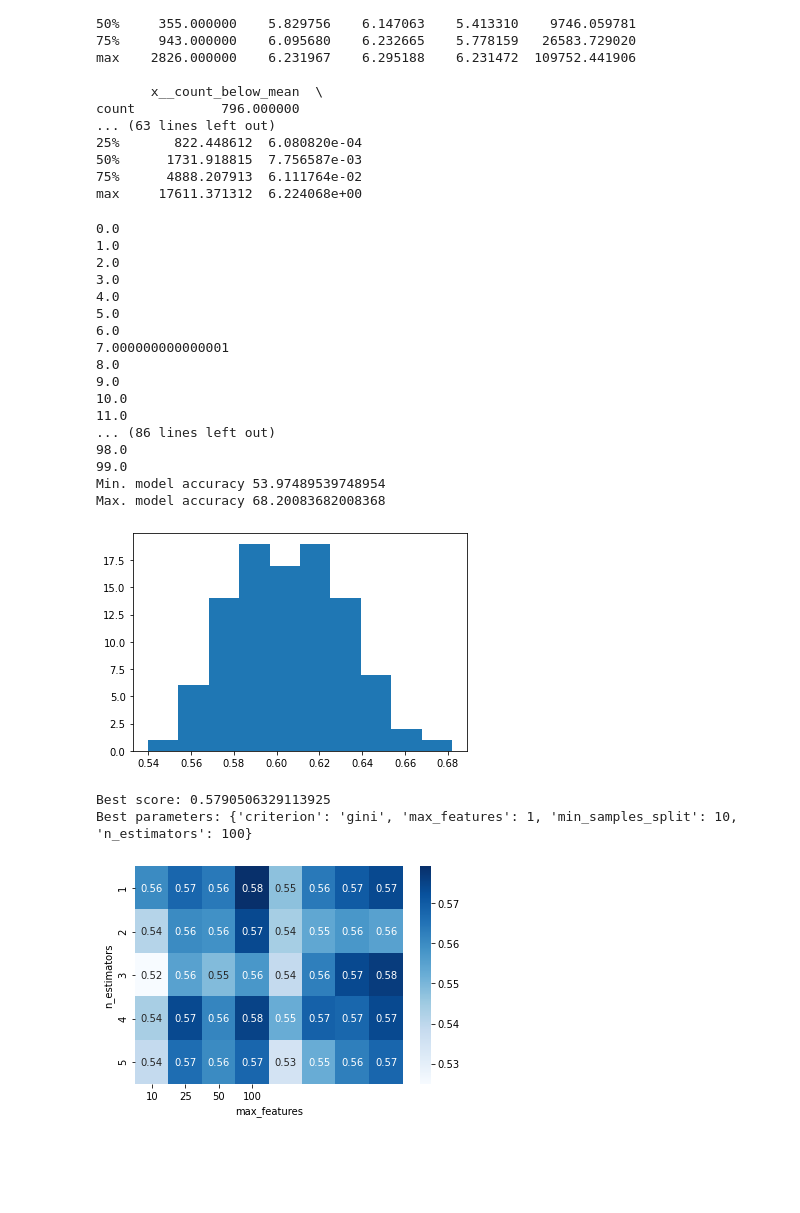
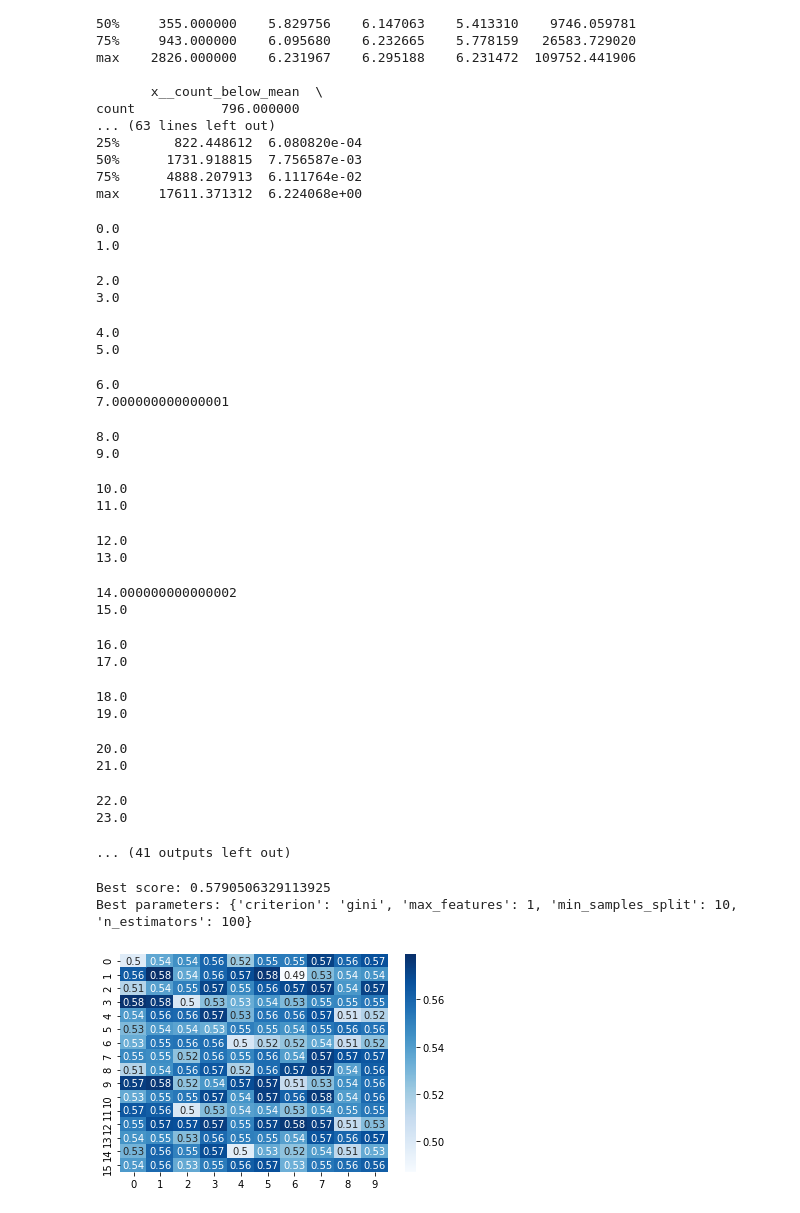
Before and after one commit to gregoritoo/Inria, a Jupyter notebook: Random_forest_on_features.ipynb, the cells around one changed output. Saved outputs shown, nothing was run; the diff lists cells and outputs as text; code cells hidden in the pictures; blank space fills up the shorter version.

```diff
--- a/Random_forest_on_features.ipynb
+++ b/Random_forest_on_features.ipynb
@@ -36,10 +41,3 @@ print(y[0,:4])
 [ 0. 12. 12. 12.]
 # %%
 # on test que toute les classes que l'on attend soient présent dans le vecteurs résultats
-# %%
-for i in range(19):
-    try :
-        assert i in y
-    except Exception as e :
-        print("Error, i is not in y")
-print("Test succesful")
@@ -79,12 +90,13 @@ import sys
 
 model_accuracies = []
 nb_forest = 100
+y=pd.DataFrame.from_dict(dict({"y":y[0]}))
 for i in range(nb_forest):
     print(i/nb_forest*100)
     sys.stdout.flush()
-    X_train, X_test, y_train, y_test = train_test_split(df, y.reshape(-1,1), test_size=0.30)
+    X_train, X_test, y_train, y_test = train_test_split(df,y , test_size=0.30,stratify=y)
     clf = RandomForestClassifier(min_samples_split=10, random_state=0)
-    clf.fit(X_train, y_train.reshape(-1,))
+    clf.fit(X_train, y_train)
     score = clf.score(X_test,y_test)
     model_accuracies.append(score)
 
@@ -95,22 +107,29 @@ plt.show()
 # %% [output]
 0.0
 1.0
-2.0
-3.0
-4.0
-5.0
-6.0
-7.000000000000001
-8.0
-9.0
-10.0
-11.0
-... (86 lines left out)
-98.0
-99.0
-Min. model accuracy 53.97489539748954
-Max. model accuracy 68.20083682008368
-[figure, removed]
+2.0
+3.0
+4.0
+5.0
+6.0
+7.000000000000001
+8.0
+9.0
+10.0
+11.0
+12.0
+13.0
+14.000000000000002
+15.0
+16.0
+17.0
+18.0
+19.0
+20.0
+21.0
+22.0
+23.0
+... (41 outputs left out)
 # %%
 #create cross validation object
 cross_validation = StratifiedKFold(n_splits=10)
@@ -127,7 +146,7 @@ grid_search = GridSearchCV(clf,
                            param_grid=parameter_grid,
                            cv=cross_validation)
 
-grid_search.fit(df, y.reshape(-1,))
+grid_search.fit(df, y)
 print('Best score: {}'.format(grid_search.best_score_))
 print('Best parameters: {}'.format(grid_search.best_params_))
 
@@ -137,11 +156,7 @@ Best score: 0.5790506329113925
 Best parameters: {'criterion': 'gini', 'max_features': 1, 'min_samples_split': 10, 'n_estimators': 100}
 # %%
 grid_visualization = grid_search.cv_results_['mean_test_score']
-grid_visualization.shape = (5, 8)
-sn.heatmap(grid_visualization, cmap='Blues', annot=True)
-plt.xticks(np.arange(4) + 0.5, grid_search.param_grid['min_samples_split'])
-plt.yticks(np.arange(5) + 0.5, grid_search.param_grid['max_features'])
-plt.xlabel('max_features')
-plt.ylabel('min_samples_split') ;
+grid_visualization.shape = (16, 10)
+sn.heatmap(grid_visualization, cmap='Blues', annot=True) ;
 # %% [output]
-[figure, old version]
+[figure, new version]
```
Also changed, not shown: parts of 11 cells of this notebook.
